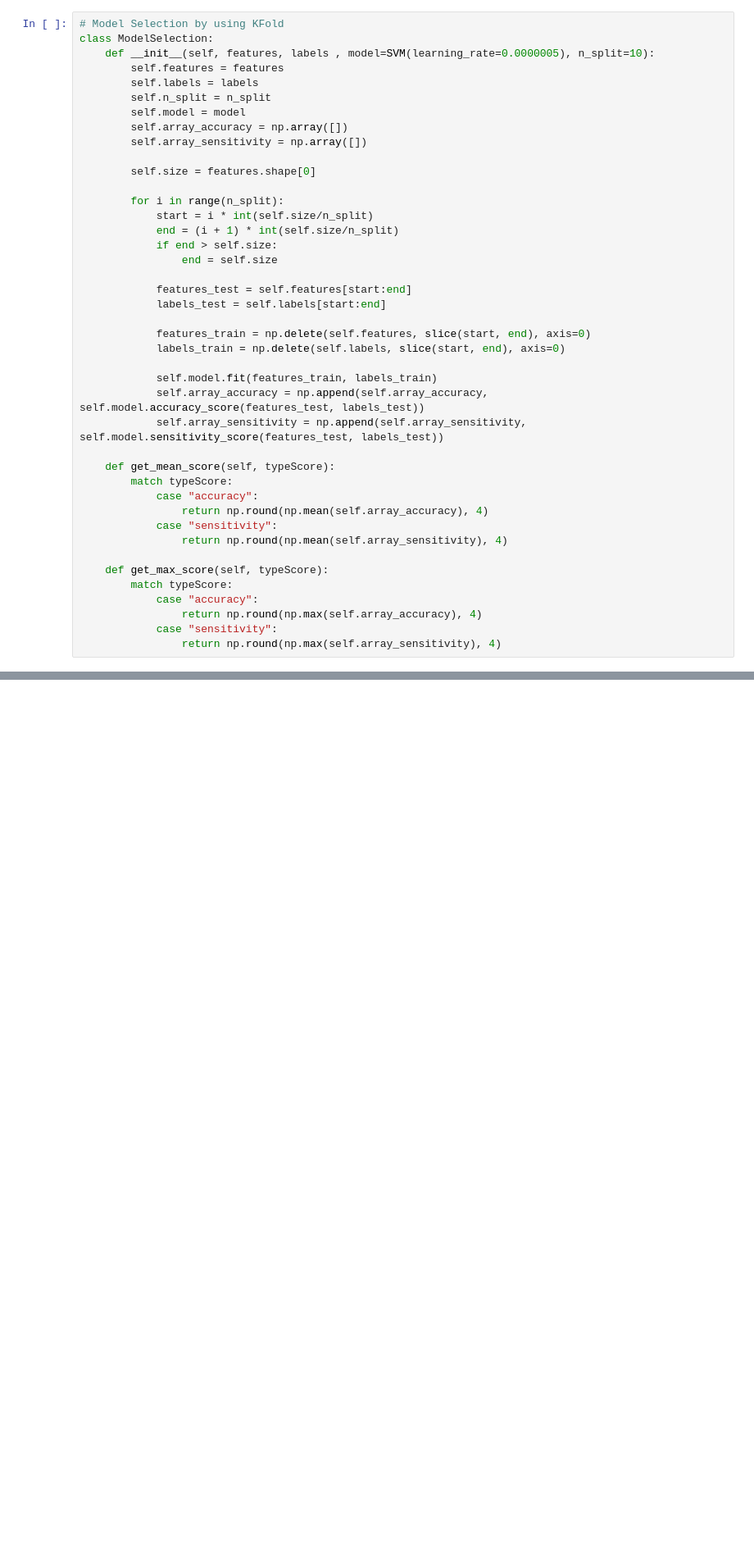
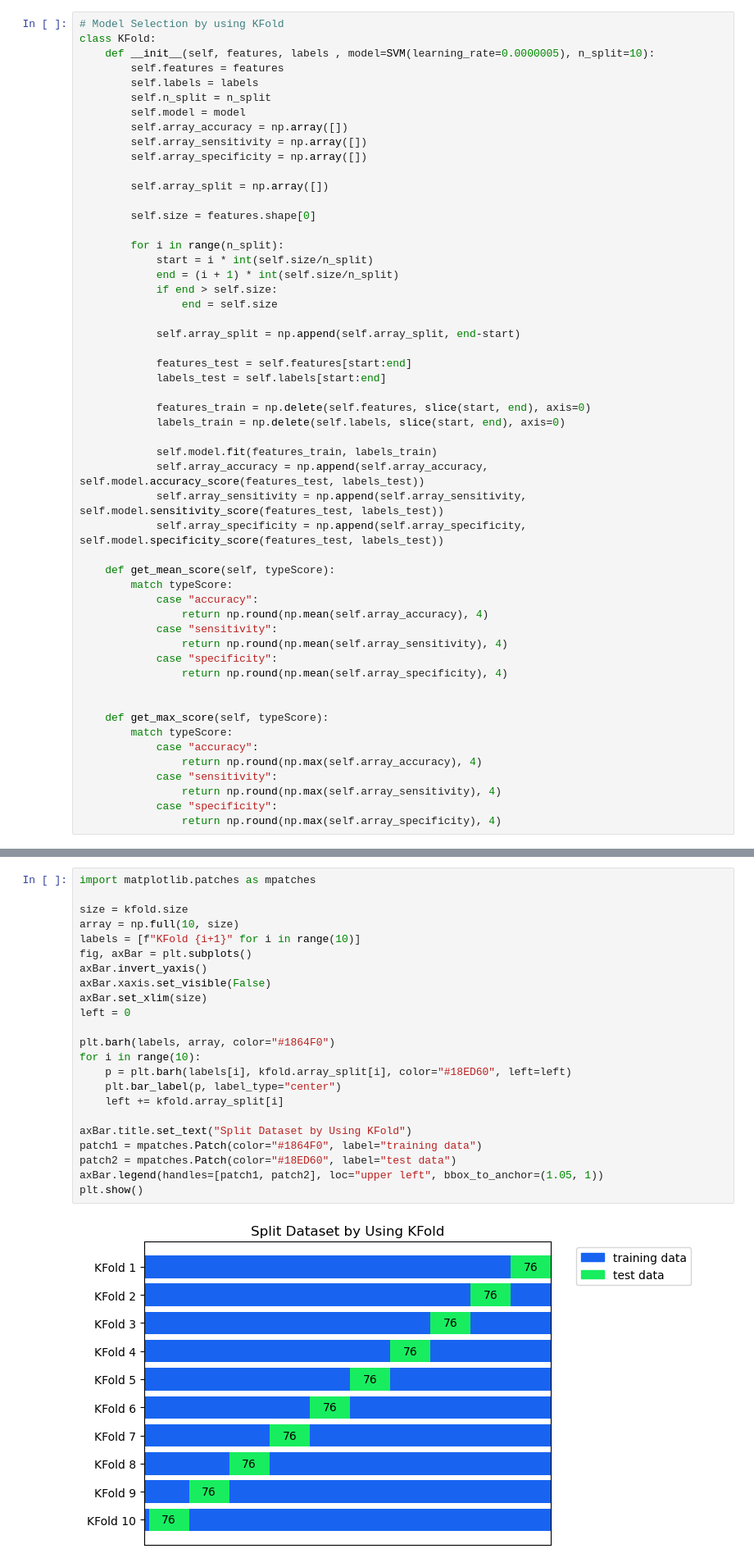
Before and after one commit to OatKID/MLProject, a Jupyter notebook: main.ipynb, the cells around one changed output, grey strips where cells are left out. Shown: that part at 82% size. Drawn from its saved outputs; the diff is of its cells as text; blank space fills up the shorter version.

```diff
--- a/main.ipynb
+++ b/main.ipynb
@@ -198,6 +220,6 @@ plt.show()
 # %%
 # Model Selection by using KFold
-class ModelSelection:
+class KFold:
     def __init__(self, features, labels , model=SVM(learning_rate=0.0000005), n_split=10):
         self.features = features
         self.labels = labels
@@ -205,6 +227,9 @@ class ModelSelection:
         self.model = model
         self.array_accuracy = np.array([])
         self.array_sensitivity = np.array([])
+        self.array_specificity = np.array([])
+
+        self.array_split = np.array([])
 
         self.size = features.shape[0]
 
@@ -213,6 +238,8 @@ class ModelSelection:
             end = (i + 1) * int(self.size/n_split)
             if end > self.size:
                 end = self.size
+
+            self.array_split = np.append(self.array_split, end-start)
 
             features_test = self.features[start:end]
             labels_test = self.labels[start:end]
@@ -223,6 +250,7 @@ class ModelSelection:
             self.model.fit(features_train, labels_train)
             self.array_accuracy = np.append(self.array_accuracy, self.model.accuracy_score(features_test, labels_test))
             self.array_sensitivity = np.append(self.array_sensitivity, self.model.sensitivity_score(features_test, labels_test))
+            self.array_specificity = np.append(self.array_specificity, self.model.specificity_score(features_test, labels_test))
 
     def get_mean_score(self, typeScore):
         match typeScore:
@@ -230,6 +258,9 @@ class ModelSelection:
                 return np.round(np.mean(self.array_accuracy), 4)
             case "sensitivity":
                 return np.round(np.mean(self.array_sensitivity), 4)
+            case "specificity":
+                return np.round(np.mean(self.array_specificity), 4)
+
 
     def get_max_score(self, typeScore):
         match typeScore:
@@ -237,4 +268,6 @@ class ModelSelection:
                 return np.round(np.max(self.array_accuracy), 4)
             case "sensitivity":
                 return np.round(np.max(self.array_sensitivity), 4)
+            case "specificity":
+                return np.round(np.max(self.array_specificity), 4)
 # %%
@@ -250,0 +288,25 @@ Max Of Sensitivity Score:  0.8438
+# %%
+import matplotlib.patches as mpatches
+
+size = kfold.size
+array = np.full(10, size)
+labels = [f"KFold {i+1}" for i in range(10)]
+fig, axBar = plt.subplots()
+axBar.invert_yaxis()
+axBar.xaxis.set_visible(False)
+axBar.set_xlim(size)
+left = 0
+
+plt.barh(labels, array, color="#1864F0")
+for i in range(10):
+    p = plt.barh(labels[i], kfold.array_split[i], color="#18ED60", left=left)
+    plt.bar_label(p, label_type="center")
+    left += kfold.array_split[i]
+
+axBar.title.set_text("Split Dataset by Using KFold")
+patch1 = mpatches.Patch(color="#1864F0", label="training data")
+patch2 = mpatches.Patch(color="#18ED60", label="test data")
+axBar.legend(handles=[patch1, patch2], loc="upper left", bbox_to_anchor=(1.05, 1))
+plt.show()
+# %% [output]
+[figure, added]
```
Also changed, not shown: parts of 17 cells of this notebook.
